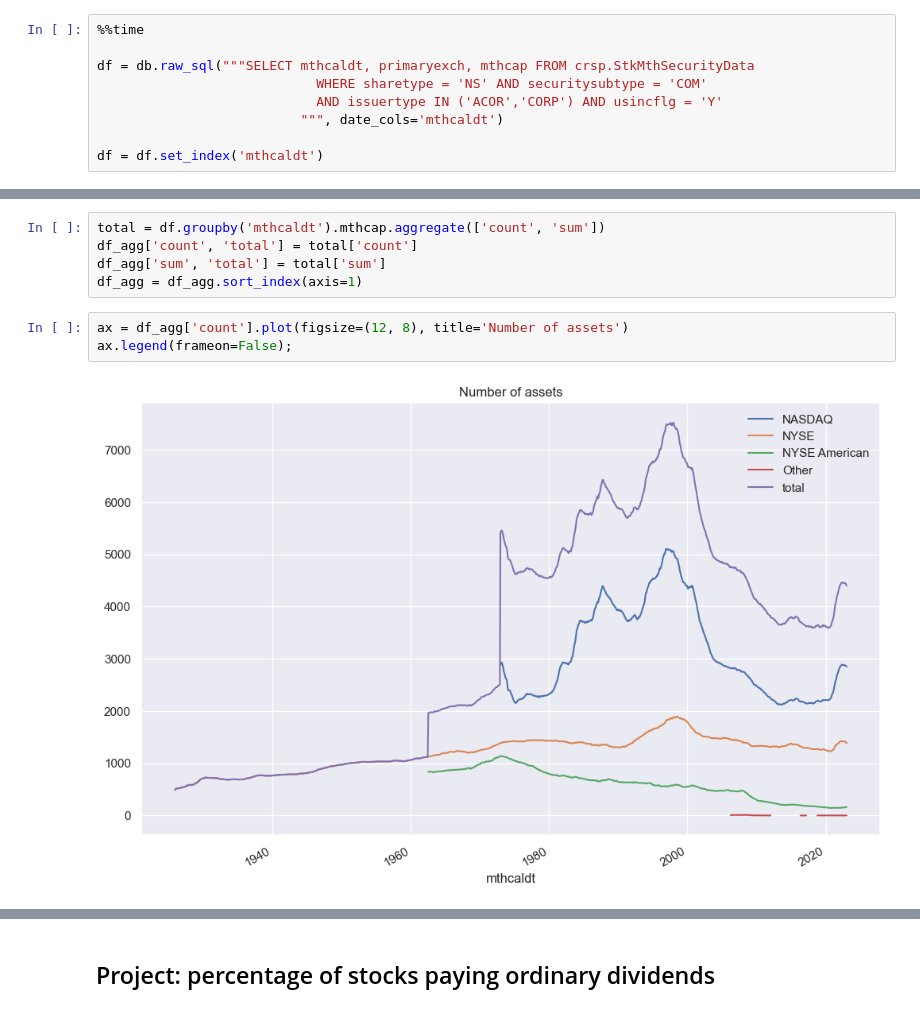
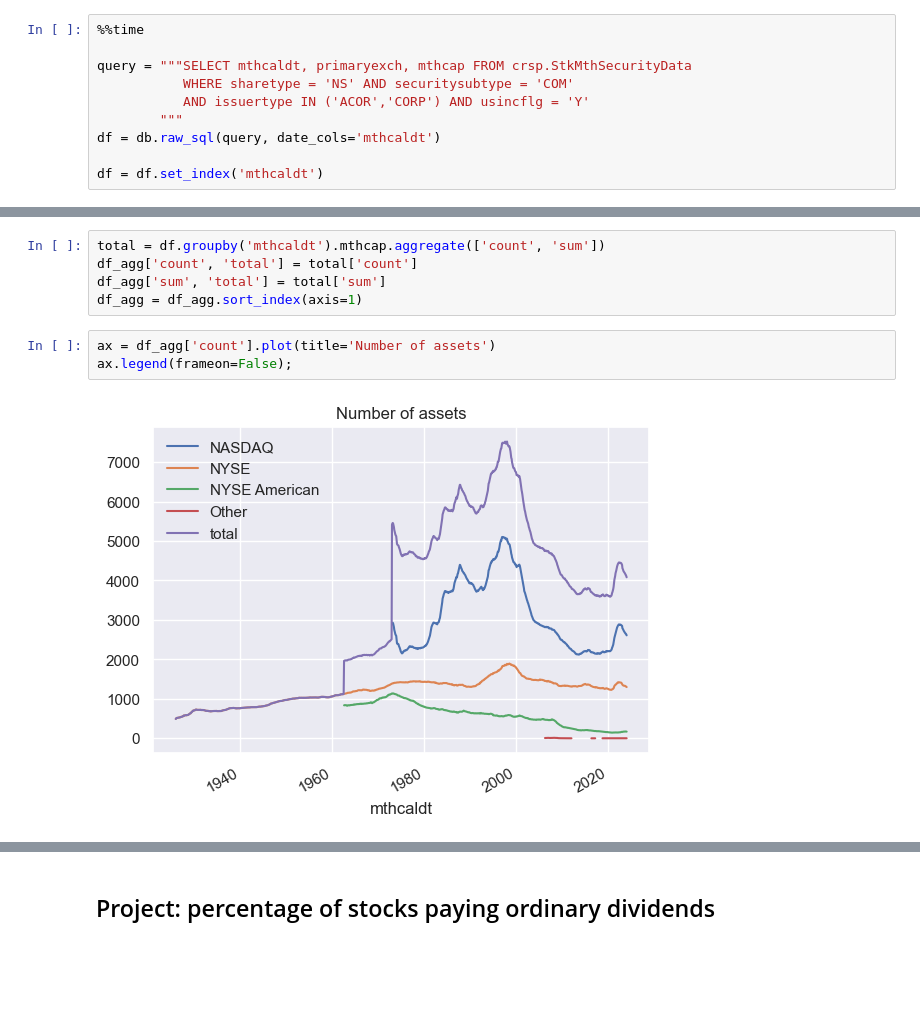
Before and after one commit to johruf/CRSP_on_WRDS_introduction, a Jupyter notebook: 4_CRSP_various_topics.ipynb, the cells around one changed output, grey strips where cells are left out. Drawn from its saved outputs; the diff is of its cells as text; blank space fills up the shorter version.

```diff
--- a/4_CRSP_various_topics.ipynb
+++ b/4_CRSP_various_topics.ipynb
@@ -255,10 +276,11 @@ Fortunately, an easy solution exists. The table `StkMthSecurityData` contains al
 # %%
 %%time
 
-df = db.raw_sql("""SELECT mthcaldt, primaryexch, mthcap FROM crsp.StkMthSecurityData
-                            WHERE sharetype = 'NS' AND securitysubtype = 'COM'
-                            AND issuertype IN ('ACOR','CORP') AND usincflg = 'Y'
-                          """, date_cols='mthcaldt')
+query = """SELECT mthcaldt, primaryexch, mthcap FROM crsp.StkMthSecurityData
+           WHERE sharetype = 'NS' AND securitysubtype = 'COM'
+           AND issuertype IN ('ACOR','CORP') AND usincflg = 'Y'
+        """
+df = db.raw_sql(query, date_cols='mthcaldt')
 
 df = df.set_index('mthcaldt')
 # %% [output]
@@ -301,8 +324,8 @@ df_agg['count', 'total'] = total['count']
 df_agg['sum', 'total'] = total['sum']
 df_agg = df_agg.sort_index(axis=1)
 # %%
-ax = df_agg['count'].plot(figsize=(12, 8), title='Number of assets')
+ax = df_agg['count'].plot(title='Number of assets')
 ax.legend(frameon=False);
 # %% [output]
-[figure, old version]
+[figure, new version]
 # %%
```
Also changed, not shown: parts of 30 cells of this notebook, 4 other files.
